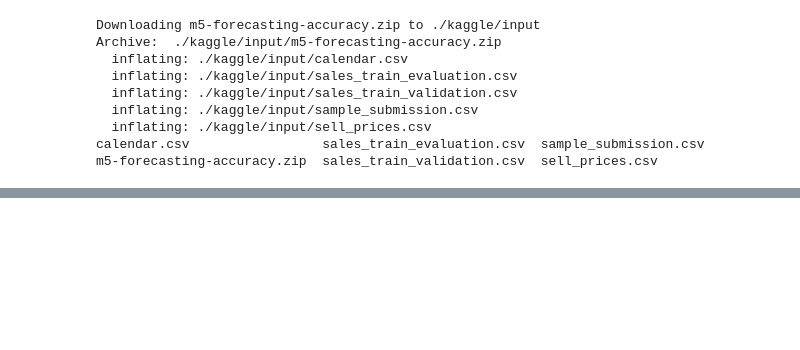
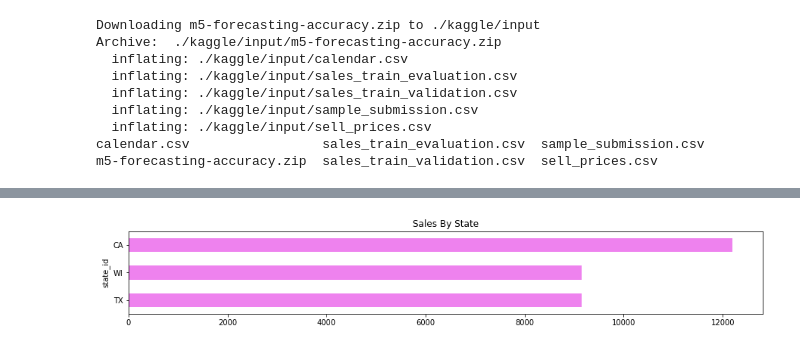
Before and after one commit to khanh22mse23057/python4engineer-assignments, a Jupyter notebook: Assignments3_M5_Forecasting_with_LSTM_and_LightGBM.ipynb, the cells around one changed output, grey strips where cells are left out. Saved outputs shown, nothing was run; the diff lists cells and outputs as text; code cells hidden in the pictures; blank space fills up the shorter version.

```diff
--- a/Assignments3_M5_Forecasting_with_LSTM_and_LightGBM.ipynb
+++ b/Assignments3_M5_Forecasting_with_LSTM_and_LightGBM.ipynb
@@ -50,0 +480,6 @@ m5-forecasting-accuracy.zip  sales_train_validation.csv  sell_prices.csv
+# %%
+#Sales By State
+df_val.groupby('state_id').count()['id'].sort_values().plot(kind='barh',figsize=(15,2), title='Sales By State',color='violet')
+plt.show()
+# %% [output]
+[figure, added]
```
Also changed, not shown: parts of 62 cells of this notebook.
